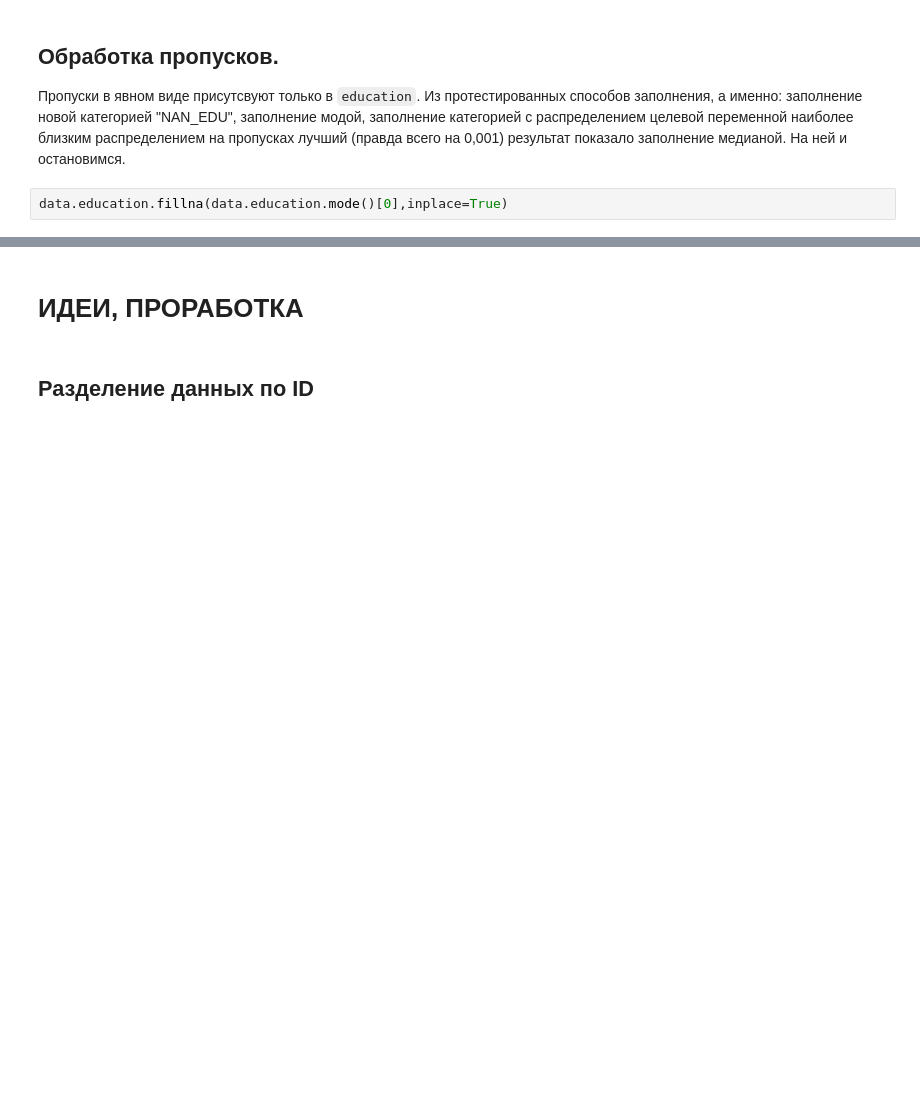
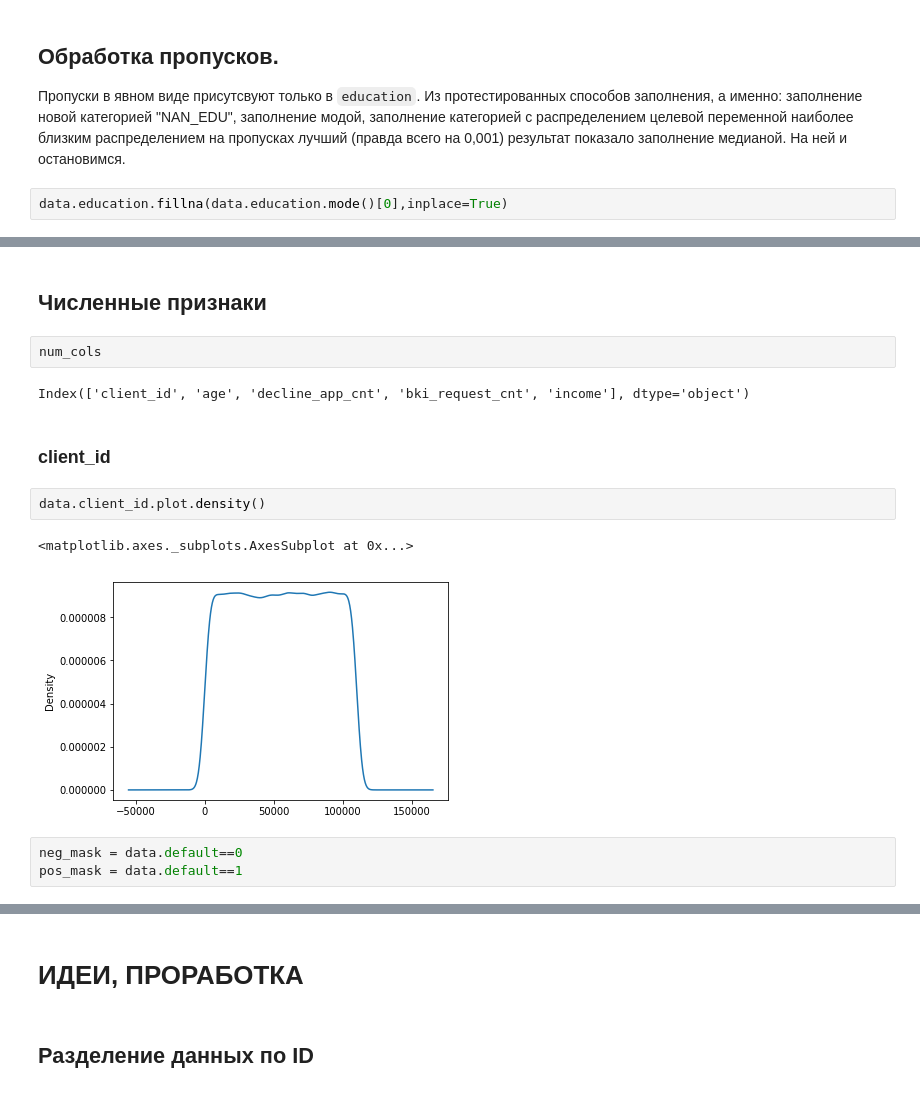
Before and after one commit to Urusut/IvanovDmitryV, a Jupyter notebook: Unit_5/Project_4_draft.ipynb, the cells around one changed output, grey strips where cells are left out. Drawn from its saved outputs; the diff is of its cells as text; blank space fills up the shorter version.

```diff
--- a/Unit_5/Project_4_draft.ipynb
+++ b/Unit_5/Project_4_draft.ipynb
@@ -101,0 +116,16 @@ data.education.fillna(data.education.mode()[0],inplace=True)
+# %% [markdown]
+## Численные признаки
+# %%
+num_cols
+# %% [output]
+Index(['client_id', 'age', 'decline_app_cnt', 'bki_request_cnt', 'income'], dtype='object')
+# %% [markdown]
+### client_id
+# %%
+data.client_id.plot.density()
+# %% [output]
+<matplotlib.axes._subplots.AxesSubplot at 0x...>
+[figure, added]
+# %%
+neg_mask = data.default==0
+pos_mask = data.default==1
```
Also changed, not shown: parts of 24 cells of this notebook.
